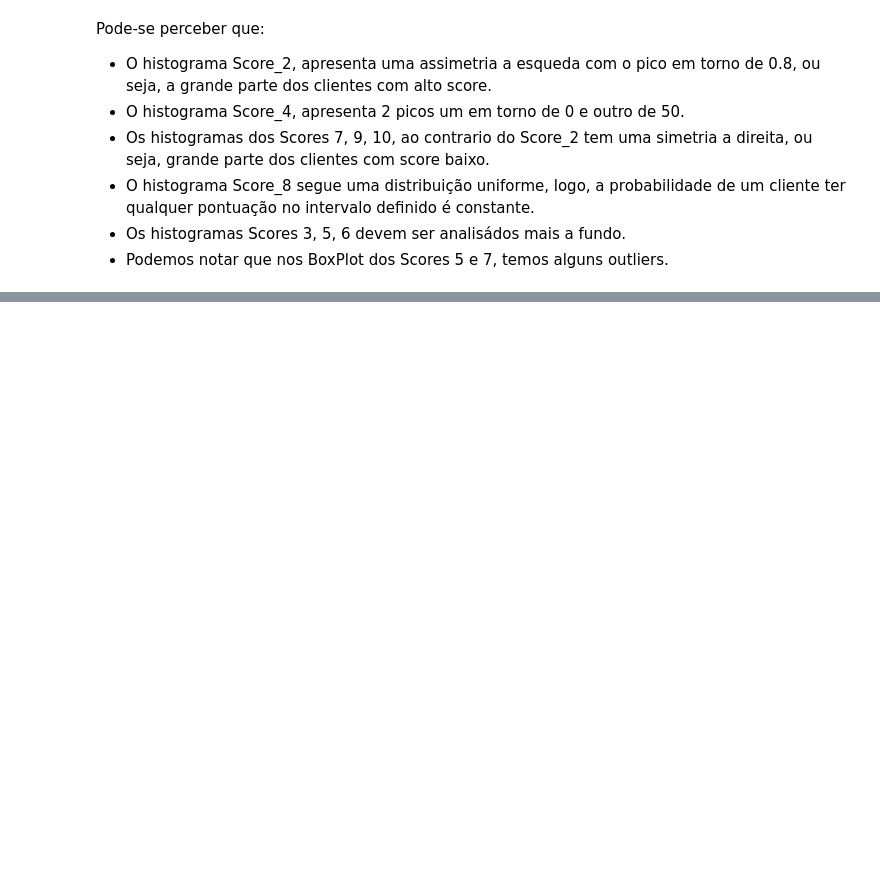
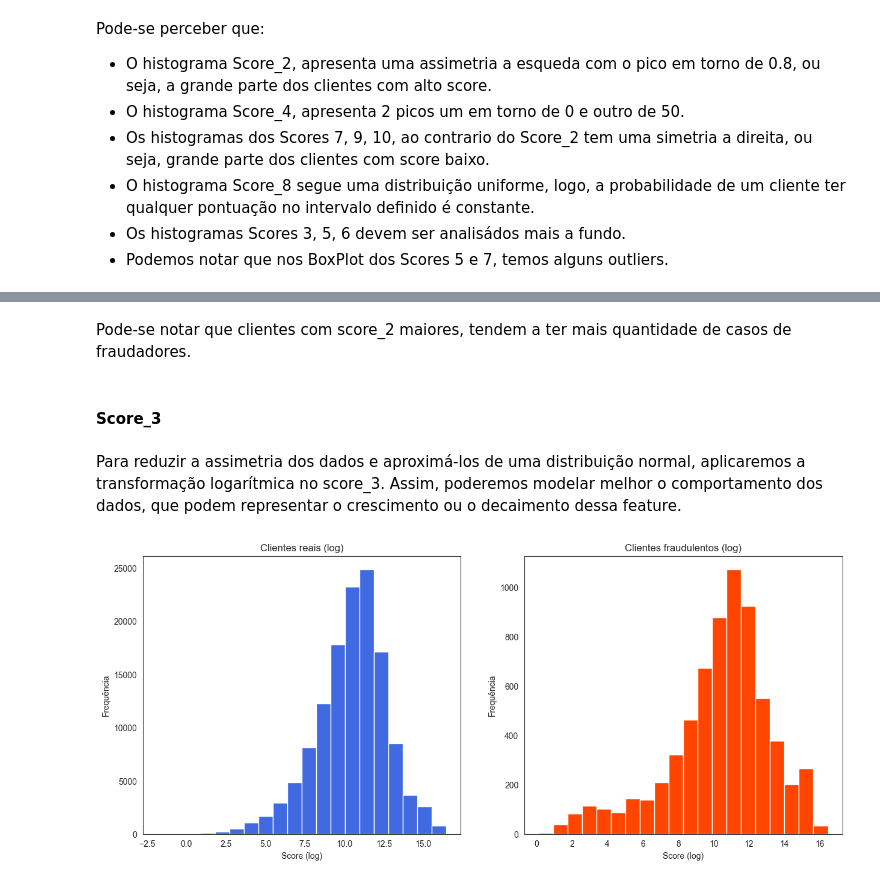
Before and after one commit to WiiniSilva/Fraude_Case, a Jupyter notebook: Fraude_Case.ipynb, the cells around one changed output, grey strips where cells are left out. Drawn from its saved outputs; the diff is of its cells as text; code cells hidden in the pictures; blank space fills up the shorter version.

```diff
--- a/Fraude_Case.ipynb
+++ b/Fraude_Case.ipynb
@@ -323,0 +351,40 @@ Pode-se perceber que:
+# %% [markdown]
+Pode-se notar que clientes com score_2 maiores, tendem a ter mais quantidade de casos de fraudadores.
+# %% [markdown]
+#### Score_3
+# %% [markdown]
+Para reduzir a assimetria dos dados e aproximá-los de uma distribuição normal, aplicaremos a transformação logarítmica no score_3. Assim, poderemos modelar melhor o comportamento dos dados, que podem representar o crescimento ou o decaimento dessa feature.
+# %%
+# Definir a função que cria o histograma
+def criar_histograma_log(df, coluna_score, coluna_fraude):
+  # Separar os dados em dois grupos: fraudes e reais
+  fraudes = df[df[coluna_fraude] == 1]
+  reais = df[df[coluna_fraude] == 0]
+
+  # Aplicar a transformação logarítmica aos valores de score dos clientes reais
+  log_reais = np.log(reais[coluna_score])
+
+  # Aplicar a transformação logarítmica aos valores de score dos clientes fraudulentos
+  log_fraudes = np.log(fraudes[coluna_score])
+
+  # Criar uma figura com dois subplots
+  fig, (ax1, ax2) = plt.subplots(1, 2, figsize=(15, 6))
+
+  # Plotar o histograma dos scores transformados em log dos clientes reais no primeiro subplot
+  ax1.hist(log_reais, bins=20, color='#4169E1')
+  ax1.set_title('Clientes reais (log)')
+  ax1.set_xlabel('Score (log)')
+  ax1.set_ylabel('Frequência')
+
+  # Plotar o histograma dos scores transformados em log dos clientes fraudulentos no segundo subplot
+  ax2.hist(log_fraudes, bins=20, color='#FF4500')
+  ax2.set_title('Clientes fraudulentos (log)')
+  ax2.set_xlabel('Score (log)')
+  ax2.set_ylabel('Frequência')
+
+# Mostrar a figura
+plt.show()
+# %%
+criar_histograma_log(df, 'score_3', 'fraude')
+# %% [output]
+[figure, added]
```
Also changed, not shown: parts of 18 cells of this notebook.
